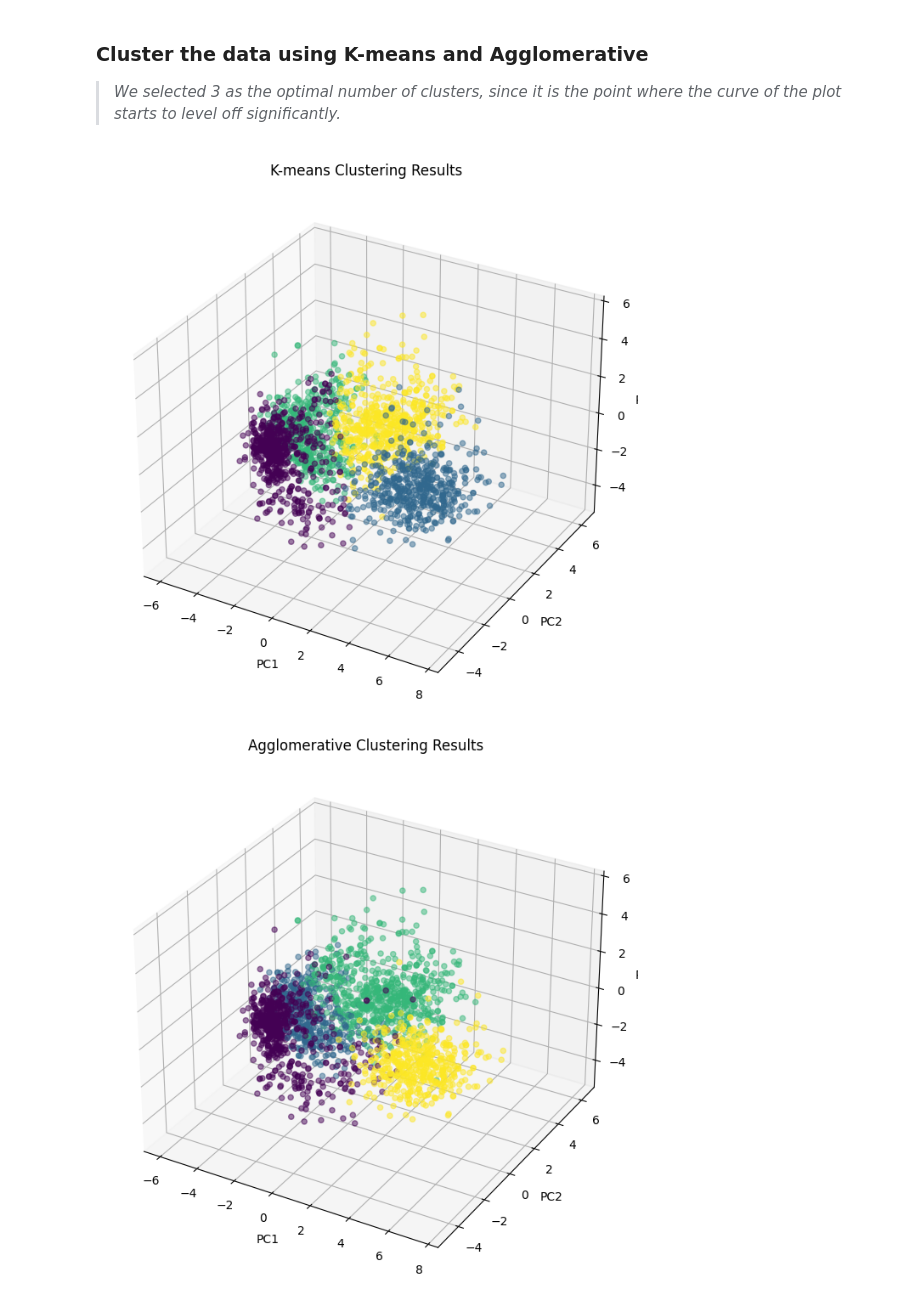
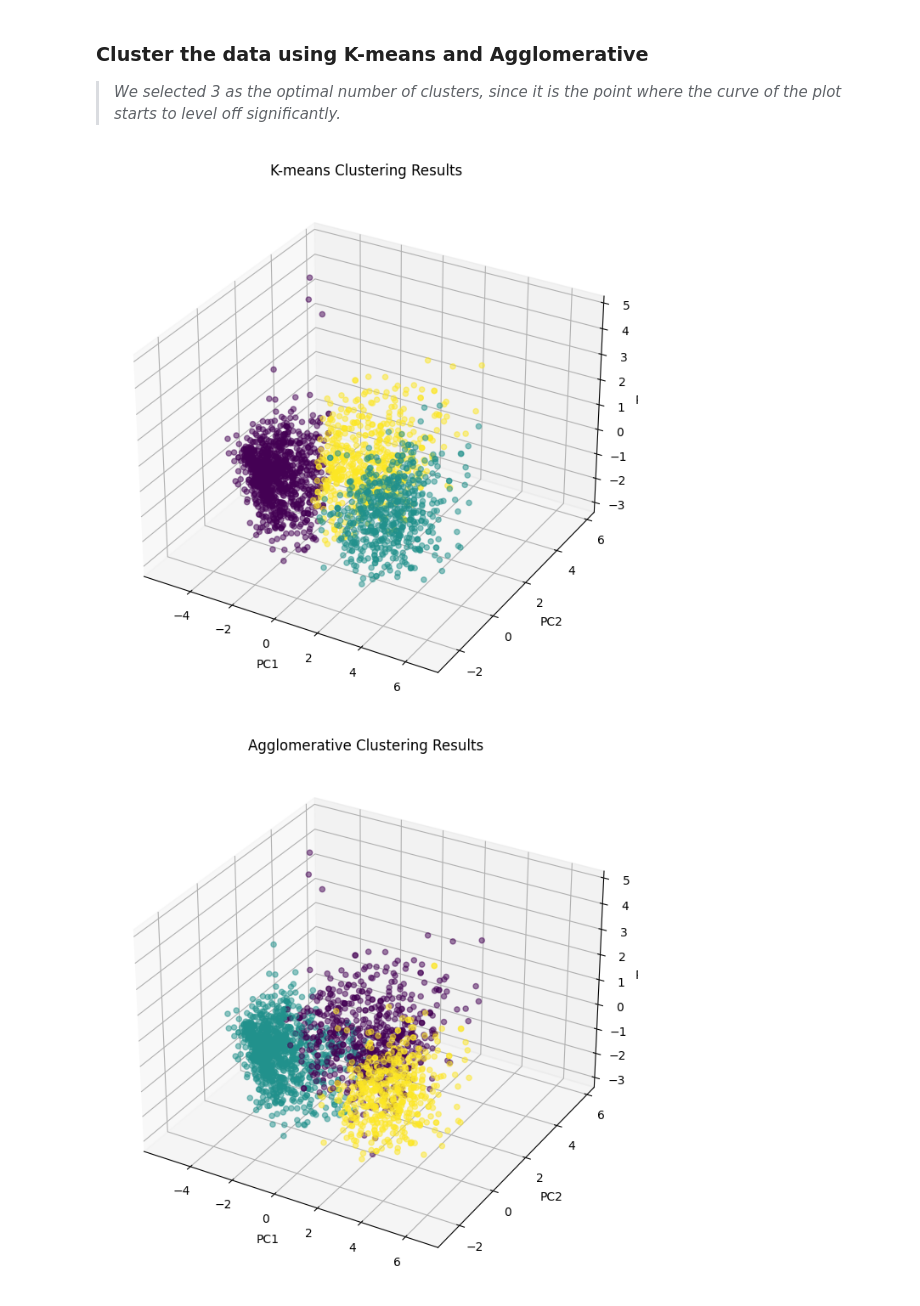
Before and after one commit to kostasalex/Customer-Personality-Analysis, a Jupyter notebook: Data_Mining_hw1.ipynb, the cells around one changed output. Cells and saved outputs as stored; diff of their text form; code cells hidden in the pictures.

```diff
--- a/Data_Mining_hw1.ipynb
+++ b/Data_Mining_hw1.ipynb
@@ -305,11 +299,8 @@ print(largest_incomes)
 Name: Income, dtype: float64
 [figure]
 # %%
-# Find the index of the largest value
-idx = df['Income'].idxmax()
-
-# Remove the row with the largest value
-df = df.drop(idx)
+# Remove top 8 rows
+df = df.drop(df['Income'].nlargest(8).index)
 
 # Plot a box plot for the updated Income column
 sns.boxplot(data=df, x='Income')
@@ -583,11 +616,14 @@ df[categories].head()
 > ### Numeric-Only Copy of DataFrame without Promotional Actions Columns
 # %%
 # Copy the dataframe with only numerical columns
-df_num = df.select_dtypes(include='number').copy()
+# df_num = df.select_dtypes(include='number').copy()
+
+df_num = df[['Age', 'Family_Size', 'Income', 'MntWines', 'MntFishProducts', 'MntSweetProducts','MntGoldProds', 'Spent', 'NumDealsPurchases', 'NumWebPurchases',
+              'NumCatalogPurchases', 'NumStorePurchases', 'NumWebVisitsMonth']].copy()
 
 # Drop columns related to offers and promotions
-drop_cols = ['AcceptedCmp3', 'AcceptedCmp4', 'AcceptedCmp5', 'AcceptedCmp1', 'AcceptedCmp2', 'Complain', 'Response']
-df_num.drop(drop_cols, axis=1, inplace=True)
+#drop_cols = ['AcceptedCmp3', 'AcceptedCmp4', 'AcceptedCmp5', 'AcceptedCmp1', 'AcceptedCmp2', 'Complain', 'Response']
+#df_num.drop(drop_cols, axis=1, inplace=True)
 
 df_num.head()
 # %% [output]
@@ -655,9 +691,9 @@ import numpy as np
 distortions = []
 K = range(1, 11)
 for k in K:
-    kmeanModel = KMeans(n_clusters=k, n_init=10).fit(df_num)
-    kmeanModel.fit(df_num)
-    distortions.append(sum(np.min(cdist(df_num, kmeanModel.cluster_centers_, 'euclidean'), axis=1)) / df_num.shape[0])
+    kmeanModel = KMeans(n_clusters=k, n_init=10).fit(df_pca)
+    kmeanModel.fit(df_pca)
+    distortions.append(sum(np.min(cdist(df_pca, kmeanModel.cluster_centers_, 'euclidean'), axis=1)) / df_pca.shape[0])
 
 plt.plot(K, distortions, 'bx-')
 plt.xlabel('Number of Clusters (K)')
@@ -674,7 +710,7 @@ plt.show()
 cmap = plt.cm.get_cmap('Set1')
 
 # K-means clustering
-kmeans = KMeans(n_clusters=4, random_state=0, n_init=10)
+kmeans = KMeans(n_clusters=3, random_state=0, n_init=10)
 labels = kmeans.fit_predict(df_num)
 
 # 3D scatter plot
@@ -687,20 +723,20 @@ ax.set_zlabel('PC3')
 ax.set_title('K-means Clustering Results')
 plt.show()
 # %% [output]
-[figure, old version]
+[figure, new version]
 # %%
 # Agglomerative clustering
-agglo = AgglomerativeClustering(n_clusters=4)
+agglo = AgglomerativeClustering(n_clusters=3)
 labels = agglo.fit_predict(df_num)
 
 # 3D scatter plot
 fig = plt.figure(figsize=(10, 8))
 ax = fig.add_subplot(111, projection='3d')
 ax.scatter(df_pca[:, 0], df_pca[:, 1], df_pca[:, 2], c=labels, cmap='viridis', alpha=0.5)
 ax.set_xlabel('PC1')
 ax.set_ylabel('PC2')
 ax.set_zlabel('PC3')
 ax.set_title('Agglomerative Clustering Results')
 plt.show()
 # %% [output]
-[figure, old version]
+[figure, new version]
```
Also changed, not shown: parts of 46 cells of this notebook.
